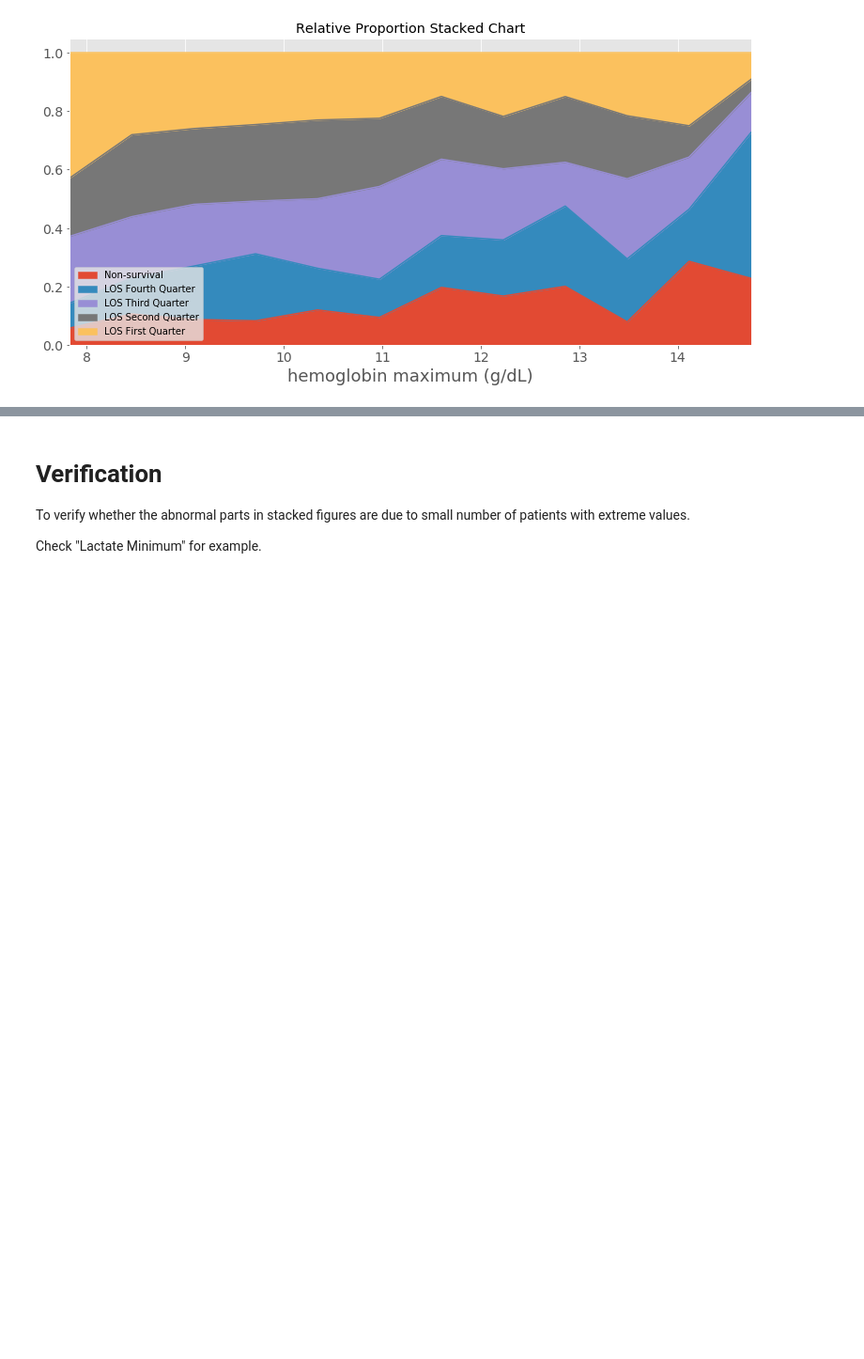
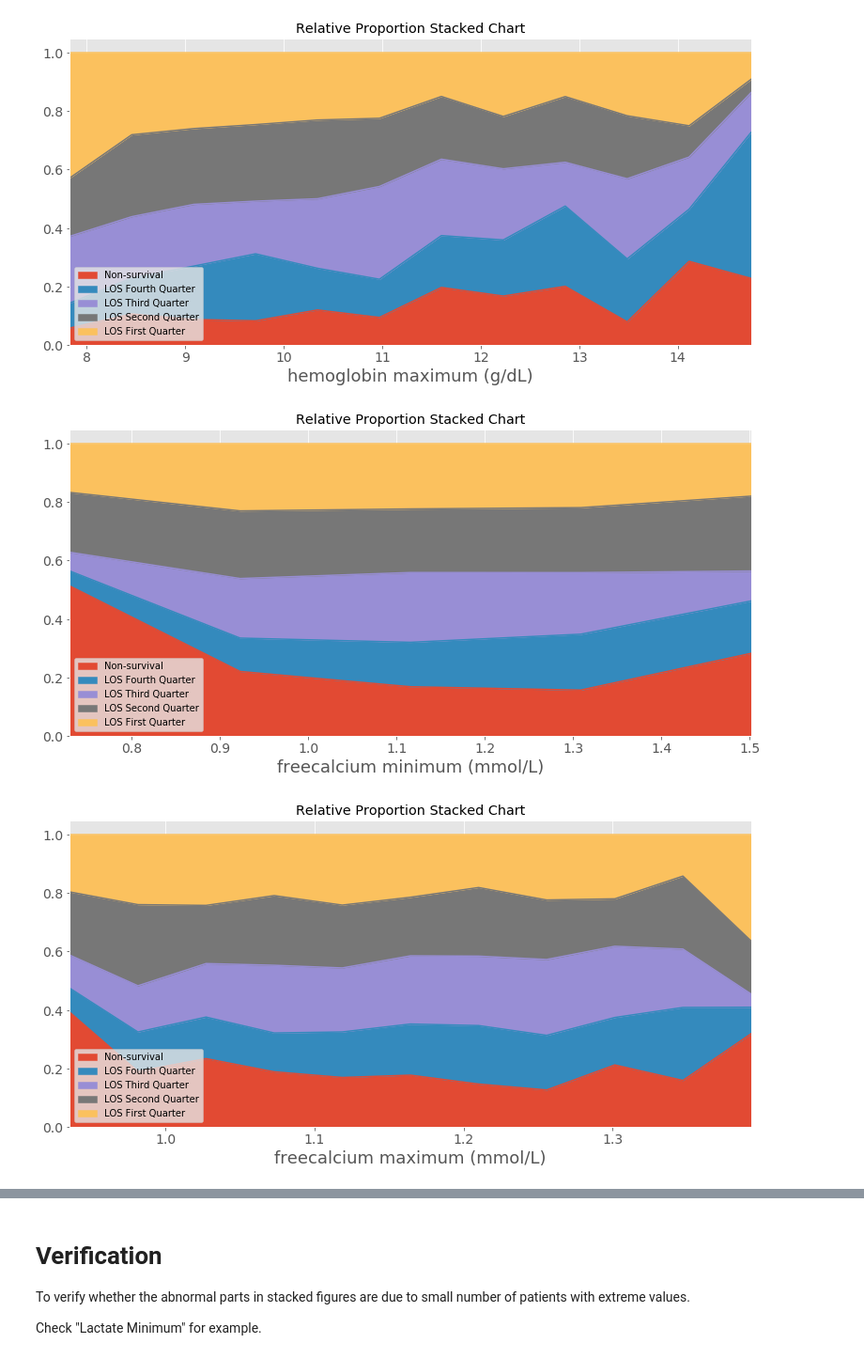
Before and after one commit to nus-mornin-lab/First_Lab, a Jupyter notebook: stacked_minmax_all_.25.ipynb, the cells around one changed output, grey strips where cells are left out. Shown at 94% size. Drawn from its saved outputs; the diff is of its cells as text; code cells hidden in the pictures; blank space fills up the shorter version.

Commit message:
Add subgroup stack plot

```diff
--- a/stacked_minmax_all_.25.ipynb
+++ b/stacked_minmax_all_.25.ipynb
@@ -446,3 +446,8 @@ stack_subgroup(subdata, 'gi_bleeding', ['hemoglobin_min', 'hemoglobin_max'])
 # %% [output]
 [figure]
 [figure]
+# %%
+stack_subgroup(subdata, 'angus', ['freecalcium_min', 'freecalcium_max', 'lactate_min','lactate_max'])
+# %% [output]
+[figure, added]
+[figure, added]
```
Also changed, not shown: parts of 1 cell of this notebook.
